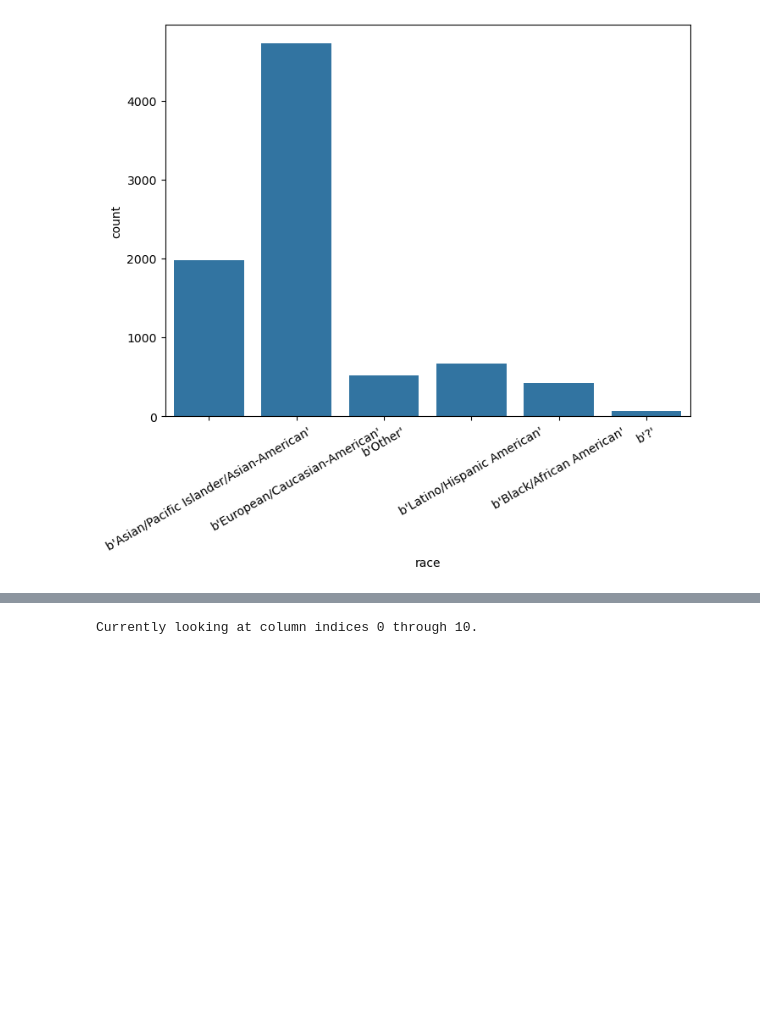
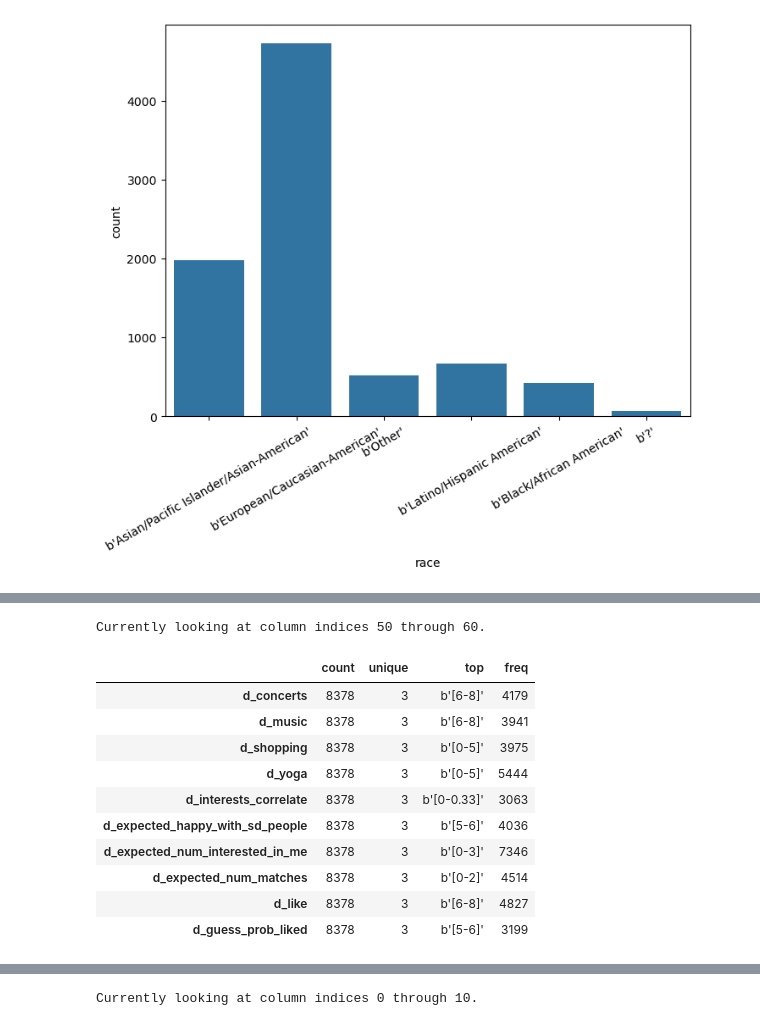
Before and after one commit to bwolff26/MAD_marriage_and_divorce_study, a Jupyter notebook: code/s2_ceda_i.ipynb, the cells around one changed output, grey strips where cells are left out. Saved outputs shown, nothing was run; the diff lists cells and outputs as text; code cells hidden in the pictures; blank space fills up the shorter version.

```diff
--- a/code/s2_ceda_i.ipynb
+++ b/code/s2_ceda_i.ipynb
@@ -133,0 +209,17 @@ object_df.describe().T[step:step+10]
+# %%
+step += 10
+print(f"Currently looking at column indices {step} through {step+10}.")
+object_df.describe().T[step:step+10]
+# %% [output]
+Currently looking at column indices 50 through 60.
+|  | count | unique | top | freq |
+| d_concerts | 8378 | 3 | b'[6-8]' | 4179 |
+| d_music | 8378 | 3 | b'[6-8]' | 3941 |
+| d_shopping | 8378 | 3 | b'[0-5]' | 3975 |
+| d_yoga | 8378 | 3 | b'[0-5]' | 5444 |
+| d_interests_correlate | 8378 | 3 | b'[0-0.33]' | 3063 |
+| d_expected_happy_with_sd_people | 8378 | 3 | b'[5-6]' | 4036 |
+| d_expected_num_interested_in_me | 8378 | 3 | b'[0-3]' | 7346 |
+| d_expected_num_matches | 8378 | 3 | b'[0-2]' | 4514 |
+| d_like | 8378 | 3 | b'[6-8]' | 4827 |
+| d_guess_prob_liked | 8378 | 3 | b'[5-6]' | 3199 |
```
Also changed, not shown: parts of 18 cells of this notebook.
